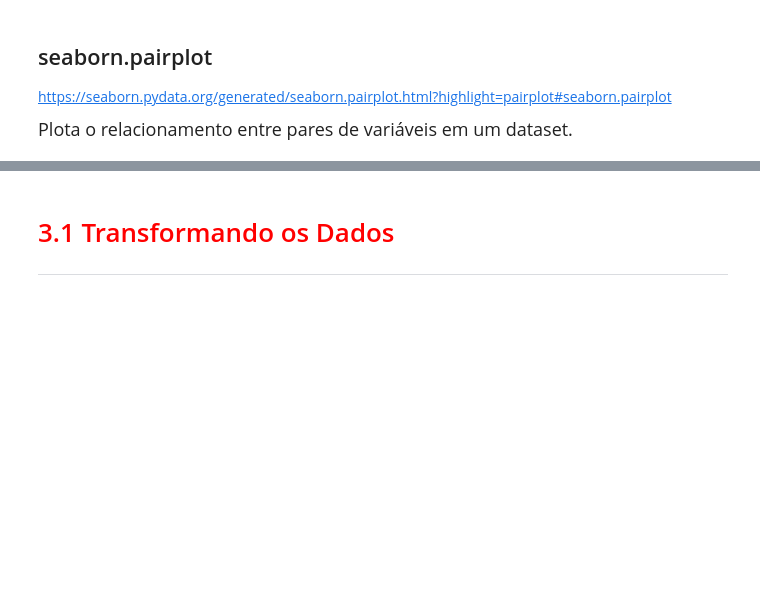
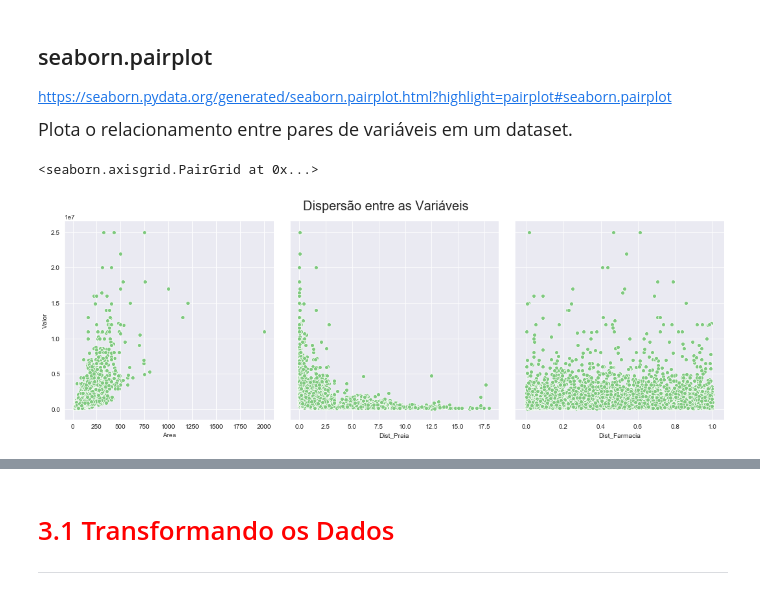
Before and after one commit to fkfouri/PythonStudy, a Jupyter notebook: data-science/regressao_linear_II/Regressão Linear.ipynb, the cells around one changed output, grey strips where cells are left out. Drawn from its saved outputs; the diff is of its cells as text; code cells hidden in the pictures; blank space fills up the shorter version.

```diff
--- a/data-science/regressao_linear_II/Regressão Linear.ipynb
+++ b/data-science/regressao_linear_II/Regressão Linear.ipynb
@@ -132,7 +148,10 @@ https://seaborn.pydata.org/generated/seaborn.pairplot.html?highlight=pairplot#se
 
 <p style='font-size: 18px; line-height: 2; margin: 10px 50px; text-align: justify;'>Plota o relacionamento entre pares de variáveis em um dataset.</p>
 # %%
-
+ax = sns.pairplot(data = dados, y_vars = 'Valor', x_vars = dados.columns[1:], height = 5)
 ax.fig.suptitle('Dispersão entre as Variáveis', fontsize=20, y=1.05)
 ax
+# %% [output]
+<seaborn.axisgrid.PairGrid at 0x...>
+[figure, added]
 # %%
```
Also changed, not shown: parts of 28 cells of this notebook.
